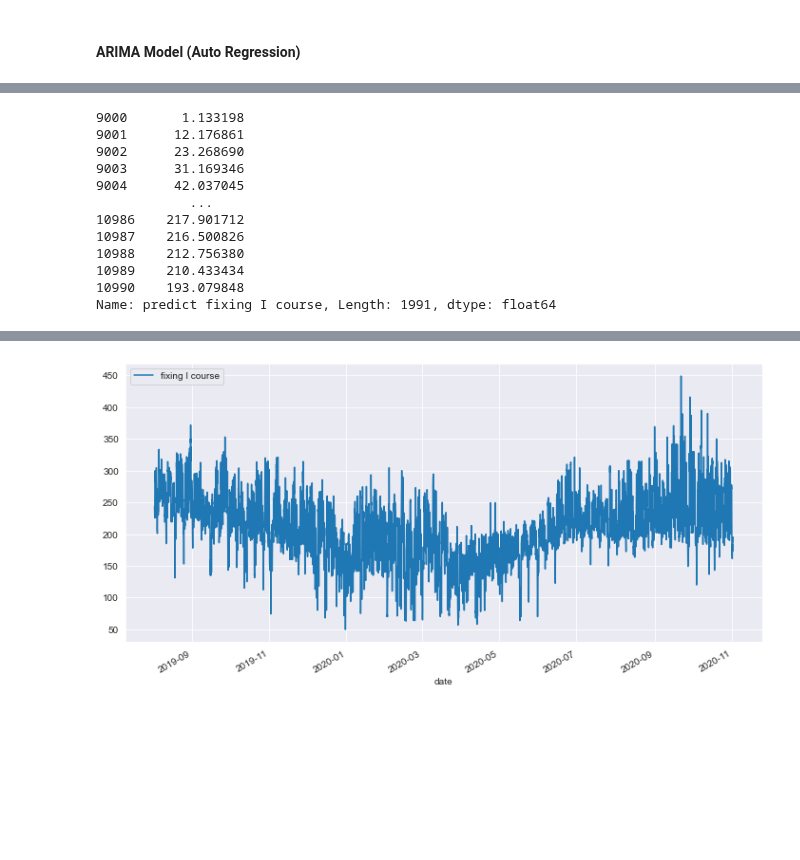
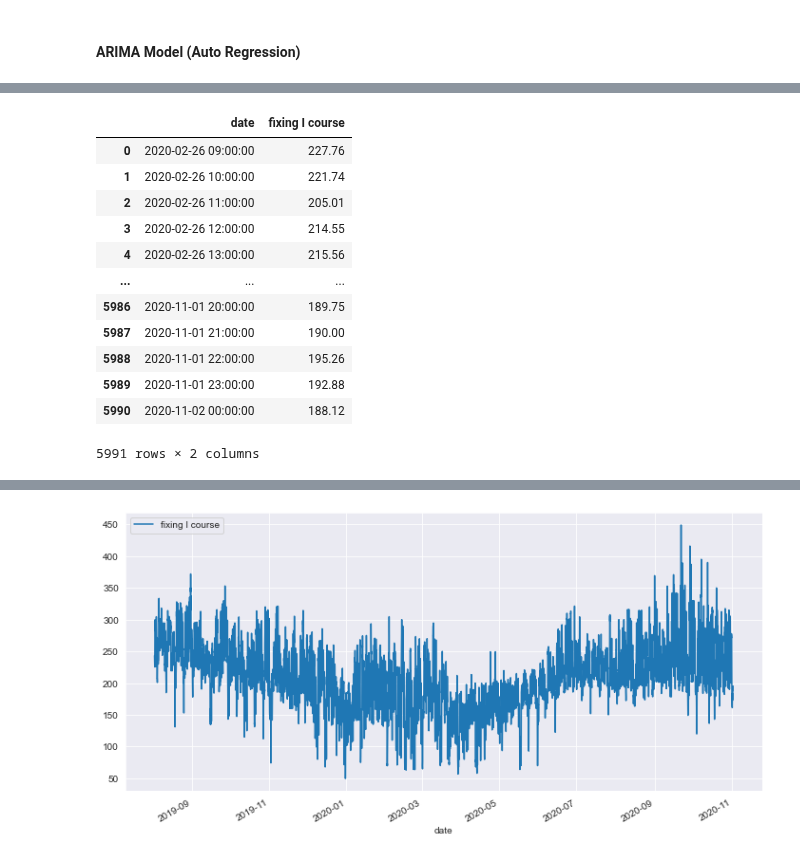
Before and after one commit to piekarsky/Short-Term-Electricity-Price-Forecasting-at-the-Polish-Day-Ahead-Market, a Jupyter notebook: electricity-price-forecasting-statistical-models.ipynb, the cells around one changed output, grey strips where cells are left out. Drawn from its saved outputs; the diff is of its cells as text; code cells hidden in the pictures; blank space fills up the shorter version.

```diff
--- a/electricity-price-forecasting-statistical-models.ipynb
+++ b/electricity-price-forecasting-statistical-models.ipynb
@@ -52 +83,17 @@ print(df.info())
+# %%
+df
+# %% [output]
+|  | date | fixing I course |
+| 0 | 2020-02-26 09:00:00 | 227.76 |
+| 1 | 2020-02-26 10:00:00 | 221.74 |
+| 2 | 2020-02-26 11:00:00 | 205.01 |
+| 3 | 2020-02-26 12:00:00 | 214.55 |
+| 4 | 2020-02-26 13:00:00 | 215.56 |
+| ... | ... | ... |
+| 5986 | 2020-11-01 20:00:00 | 189.75 |
+| 5987 | 2020-11-01 21:00:00 | 190.00 |
+| 5988 | 2020-11-01 22:00:00 | 195.26 |
+| 5989 | 2020-11-01 23:00:00 | 192.88 |
+| 5990 | 2020-11-02 00:00:00 | 188.12 |
+5991 rows × 2 columns
 # %%
@@ -62,20 +109,5 @@ end = len(train_df) + len(test_df) - 1
 prediction = train_model.predict(start=start, end=end, dynamic=True)
 
 pred = pd.DataFrame(prediction, columns=['predict fixing I course'])
-# %%
-pred['predict fixing I course']
-# %% [output]
-9000       1.133198
-9001      12.176861
-9002      23.268690
-9003      31.169346
-9004      42.037045
-            ...
-10986    217.901712
-10987    216.500826
-10988    212.756380
-10989    210.433434
-10990    193.079848
-Name: predict fixing I course, Length: 1991, dtype: float64
 # %%
 fig, ax = plt.subplots(figsize=(16,8))
```
Also changed, not shown: parts of 9 cells of this notebook.
